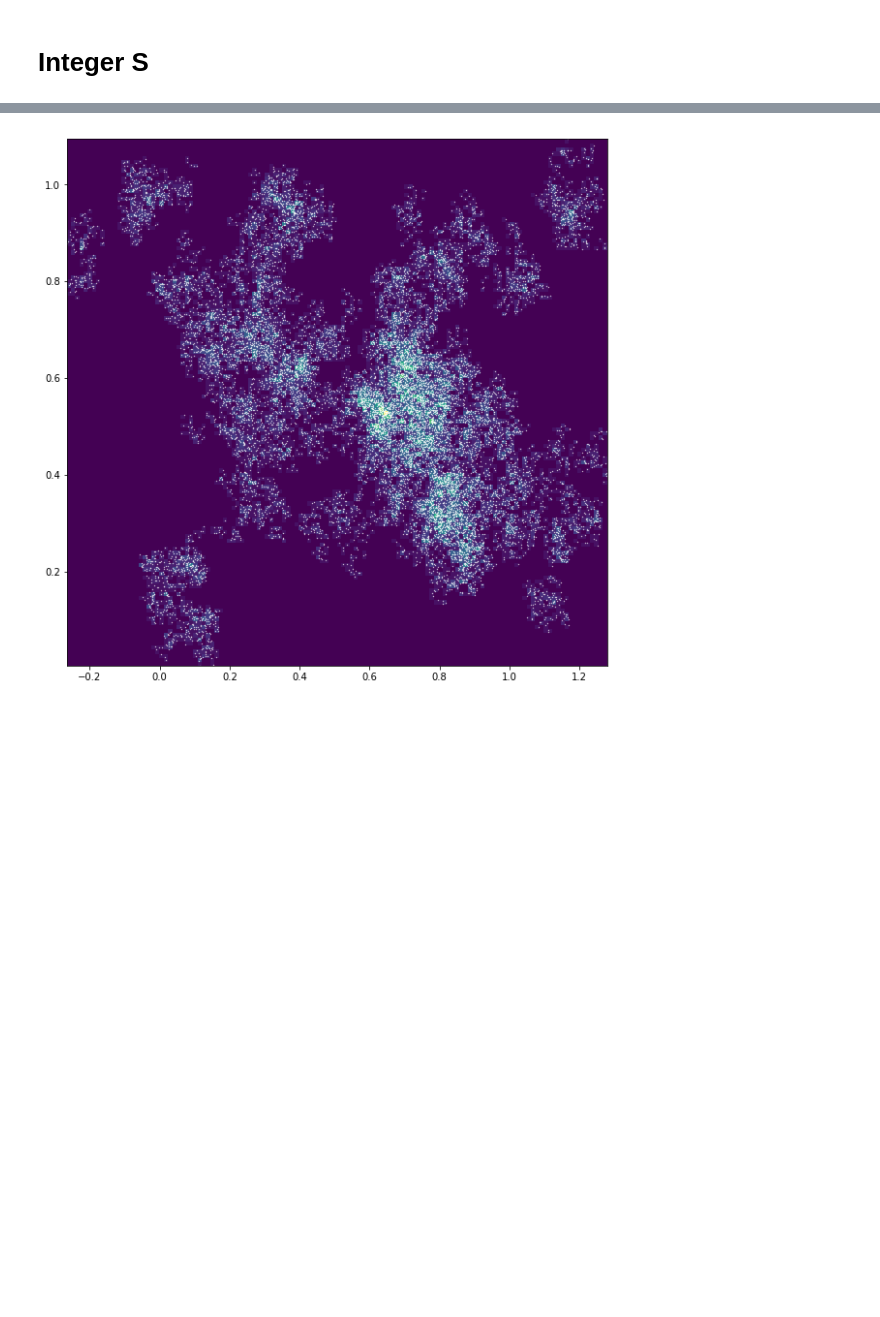
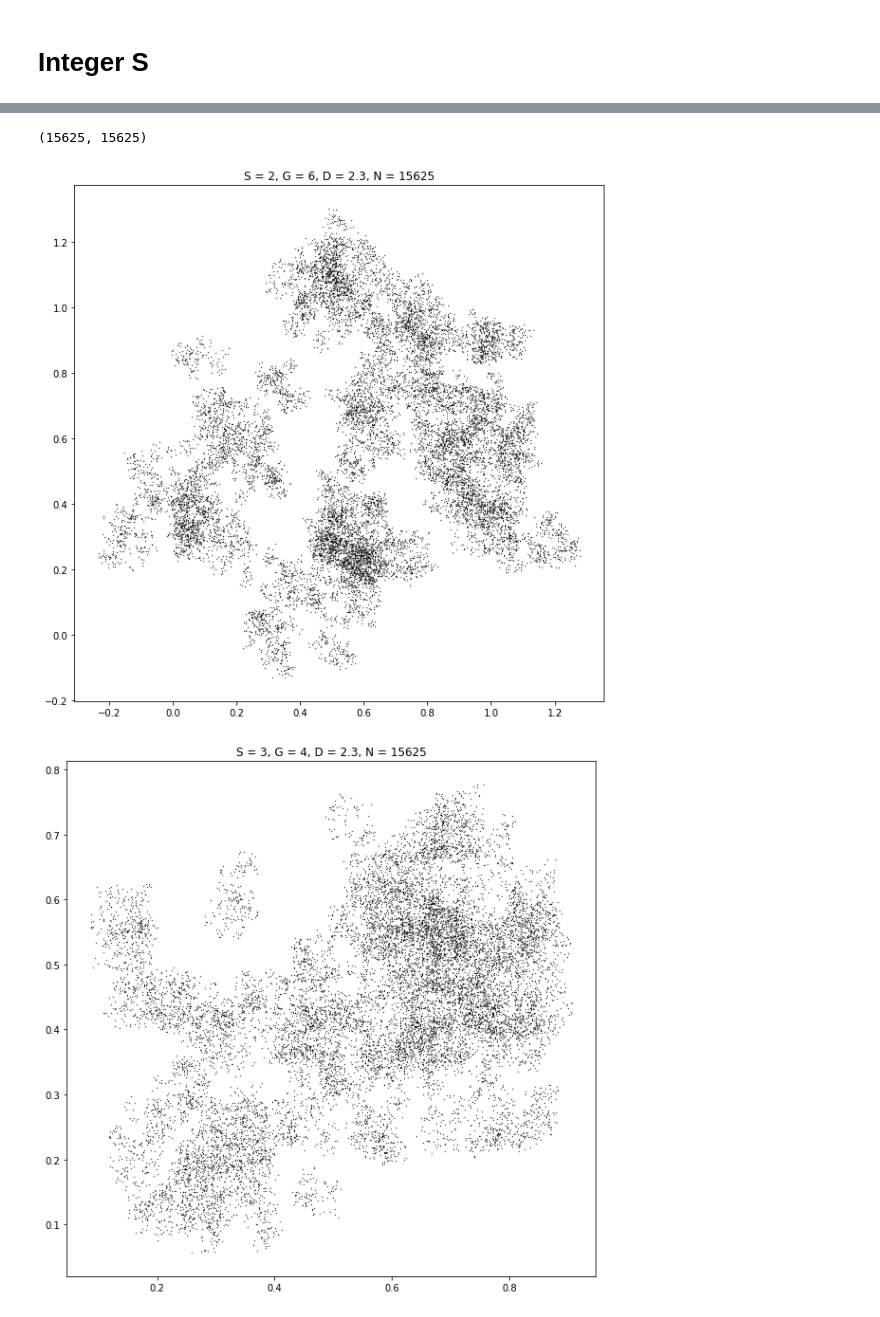
Before and after one commit to MBates92/Scripts, a Jupyter notebook: JupyterNotebooks/Elmegreen's fractal algorithm.ipynb, the cells around one changed output, grey strips where cells are left out. Saved outputs shown, nothing was run; the diff lists cells and outputs as text; code cells hidden in the pictures; blank space fills up the shorter version.

```diff
--- a/JupyterNotebooks/Elmegreen's fractal algorithm.ipynb
+++ b/JupyterNotebooks/Elmegreen's fractal algorithm.ipynb
@@ -60,0 +79,8 @@ len(points[0])
+# %%
+S_LIST=[2,3]
+D = 2.3
+G_LIST = [6,4]
+E=2
+
+params = np.array([S_LIST,G_LIST]).T
+params
@@ -61,7 +90,18 @@ len(points[0])
+# %%
+star_fields = [fractal_point_gen('S',g,D,E,s) for s,g in params]
+sizes_fields= np.array([len(field[0]) for field in star_fields])
+min_stars = np.min(sizes_fields)
+culled_star_fields = [star_culling(field, min_stars) for field in star_fields]
+len(culled_star_fields[0][0]),len(culled_star_fields[1][0])
+# %% [output]
+(15625, 15625)
 # %%
-plt.figure(figsize=(10,10))
-plt.hist2d(*points, bins=128)
-plt.scatter(*points, s=.1, c='w')
-plt.show()
+for i,field in enumerate(culled_star_fields):
+    plt.figure(figsize=(10,10))
+    #plt.hist2d(*field, bins=128)
+    plt.title('S = {}, G = {}, D = {}, N = {}'.format(S_LIST[i],G_LIST[i],D,len(field[i])))
+    plt.scatter(*field, s=.1, c='k')
+    plt.show()
 # %% [output]
-[figure, old version]
+[figure, new version]
+[figure, added]
```
Also changed, not shown: parts of 9 cells of this notebook.
